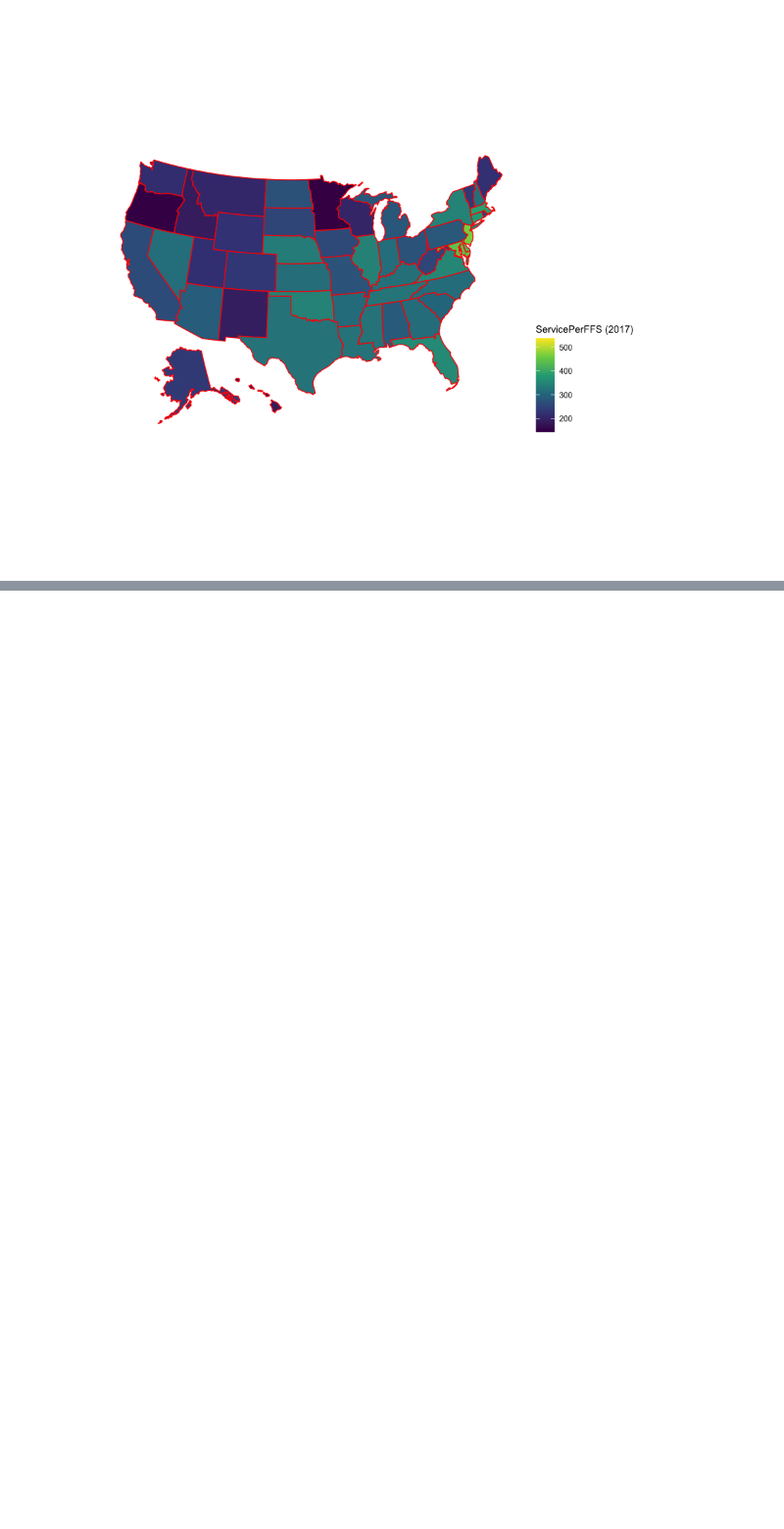
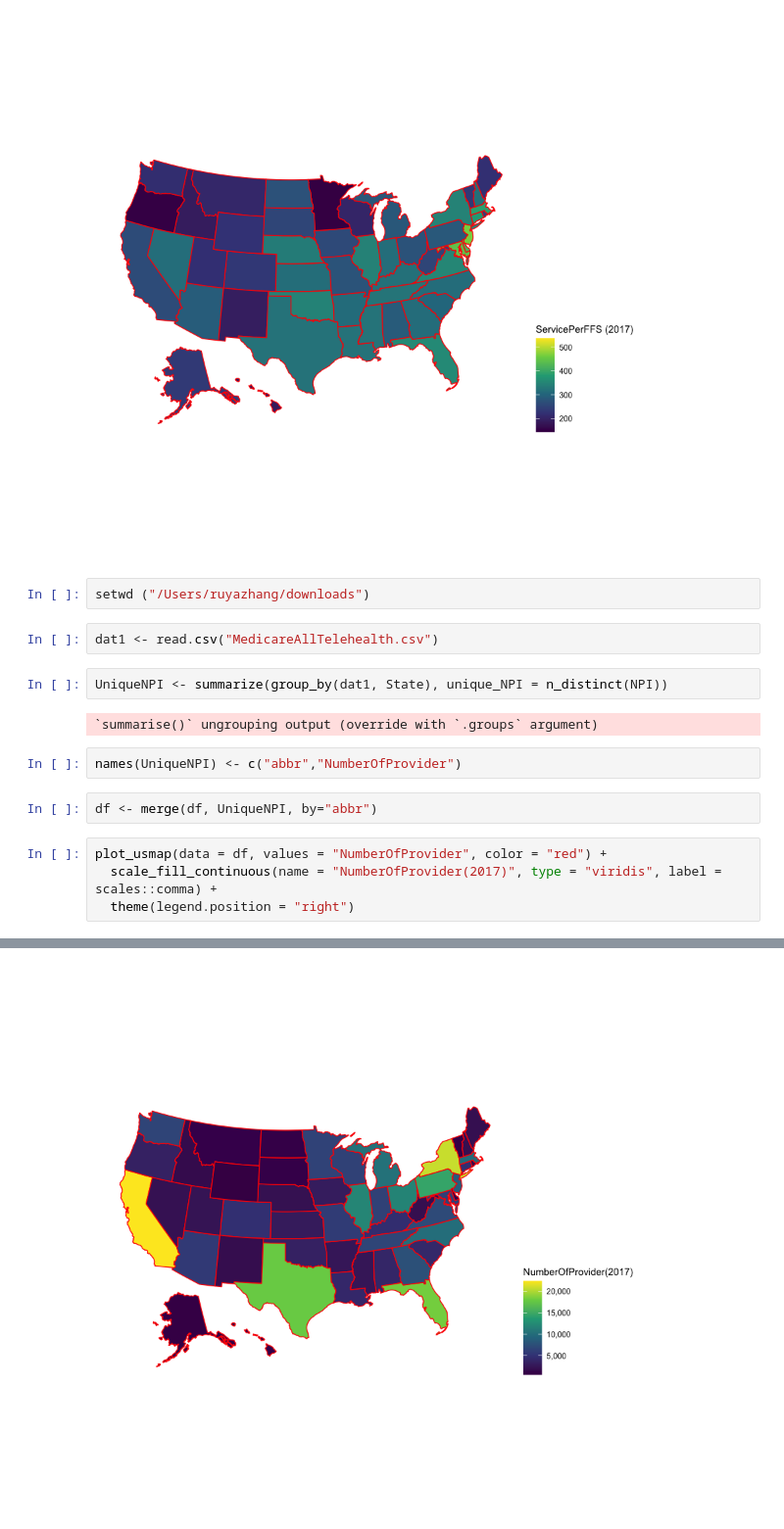
Before and after one commit to nancyruya/R-projects, a Jupyter notebook: TelehealthMedicare/MedicareAllTelehealth.ipynb, the cells around one changed output, grey strips where cells are left out. Shown: that part at 98% size. Saved outputs shown, nothing was run; the diff lists cells and outputs as text; blank space fills up the shorter version.

```diff
--- a/TelehealthMedicare/MedicareAllTelehealth.ipynb
+++ b/TelehealthMedicare/MedicareAllTelehealth.ipynb
@@ -168,3 +176,20 @@ Warning message:
 “Use of `map_df$y` is discouraged. Use `y` instead.”Warning message:
 “Use of `map_df$group` is discouraged. Use `group` instead.”
 [figure]
+# %%
+setwd ("/Users/ruyazhang/downloads")
+# %%
+dat1 <- read.csv("MedicareAllTelehealth.csv")
+# %%
+UniqueNPI <- summarize(group_by(dat1, State), unique_NPI = n_distinct(NPI))
+# %% [output]
+`summarise()` ungrouping output (override with `.groups` argument)
+# %%
+names(UniqueNPI) <- c("abbr","NumberOfProvider")
+# %%
+df <- merge(df, UniqueNPI, by="abbr")
+# %%
+plot_usmap(data = df, values = "NumberOfProvider", color = "red") +
+  scale_fill_continuous(name = "NumberOfProvider(2017)", type = "viridis", label = scales::comma) +
+  theme(legend.position = "right")
+# %% [output]
@@ -170,0 +200 @@ Warning message:
+[figure, added]
```
Also changed, not shown: parts of 3 cells of this notebook, 1 other file.
